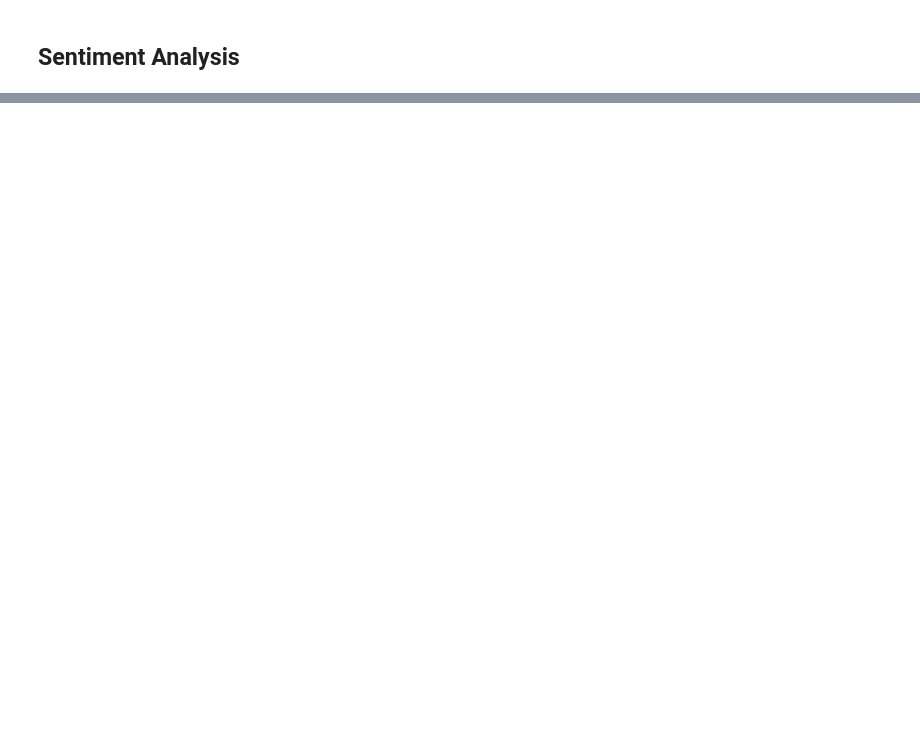
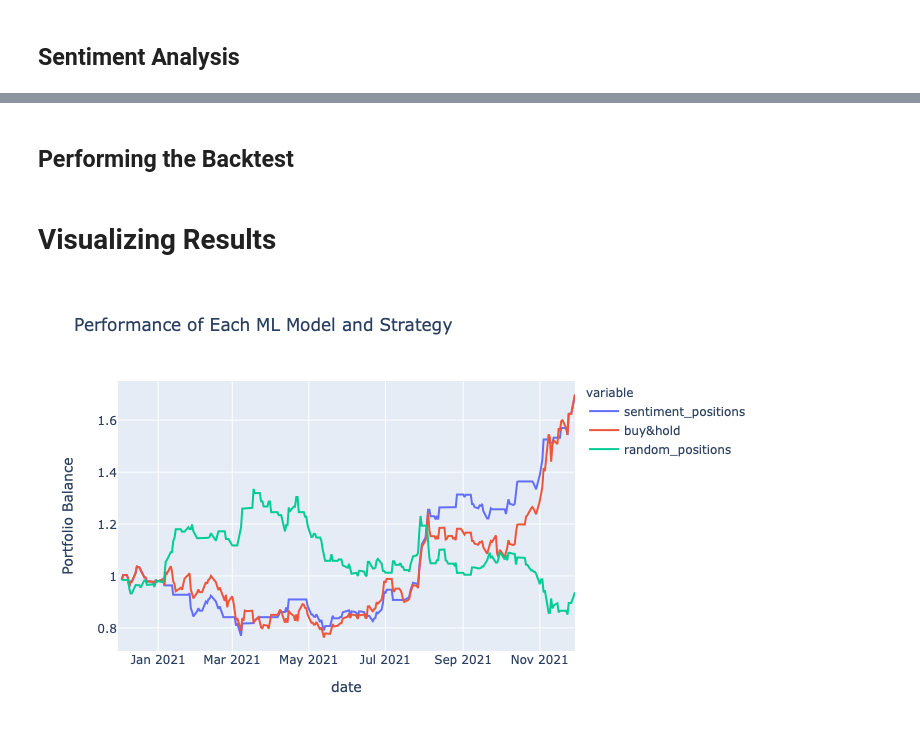
Before and after one commit to marcosan93/Medium-Misc-Tutorials, a Jupyter notebook: Stock-Market-Tutorials/Financial-News-Backtest.ipynb, the cells around one changed output, grey strips where cells are left out. Saved outputs shown, nothing was run; the diff lists cells and outputs as text; code cells hidden in the pictures; blank space fills up the shorter version.

Commit message:
performed first backtest

```diff
--- a/Stock-Market-Tutorials/Financial-News-Backtest.ipynb
+++ b/Stock-Market-Tutorials/Financial-News-Backtest.ipynb
@@ -102,0 +114,8 @@ news[['sentiment', 'title']].tail(50)
+# %%
+# Grouping together sentiment scores from the same day
+df = news.groupby('date')[['sentiment']].mean()
+
+# Getting positions
+df['sentiment_positions'] = df['sentiment'].apply(
+    lambda x: sentimentPositions(x, thresh=0.1)
+)
@@ -102,0 +158,17 @@ news[['sentiment', 'title']].tail(50)
+# %%
+# Log returns
+log_returns = df['adjusted_close'].apply(np.log).diff()
+
+# Positions shifted ahead by one to compensate for lookahead bias
+position_df = df[['sentiment_positions']].shift(1)
+
+# Buy and hold strategy
+position_df['buy&hold'] = 1
+
+# Random strategy
+position_df['random_positions'] = random.choices([1,0, -1], k=len(position_df))
+
+# Dropping the last Nans
+position_df = position_df.dropna()
+
+position_df
@@ -102,0 +190,24 @@ news[['sentiment', 'title']].tail(50)
+# %% [markdown]
+## Performing the Backtest
+# %%
+# Performing the backtest
+returns = position_df.multiply(log_returns, axis=0)
+
+# Inversing the log returns and getting daily portfolio balance
+performance = returns.cumsum().apply(np.exp).fillna(method='ffill')
+# %% [markdown]
+# Visualizing Results
+# %%
+# Visualizing results
+fig = px.line(
+    performance,
+    x=performance.index,
+    y=performance.columns,
+    title='Performance of Each ML Model and Strategy',
+    labels={"value": "Portfolio Balance",
+            "ds": "Date"}
+)
+
+fig.show()
+# %% [output]
+[figure, added]
```
Also changed, not shown: parts of 11 cells of this notebook.
